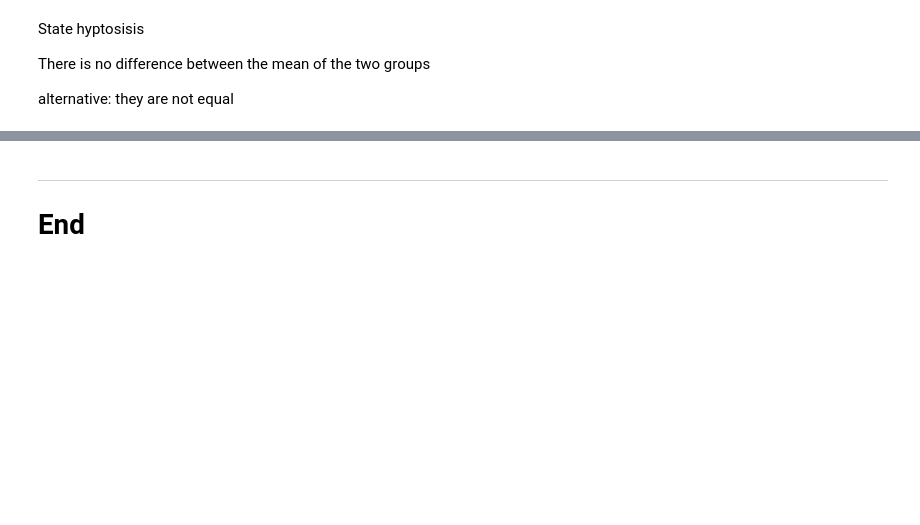
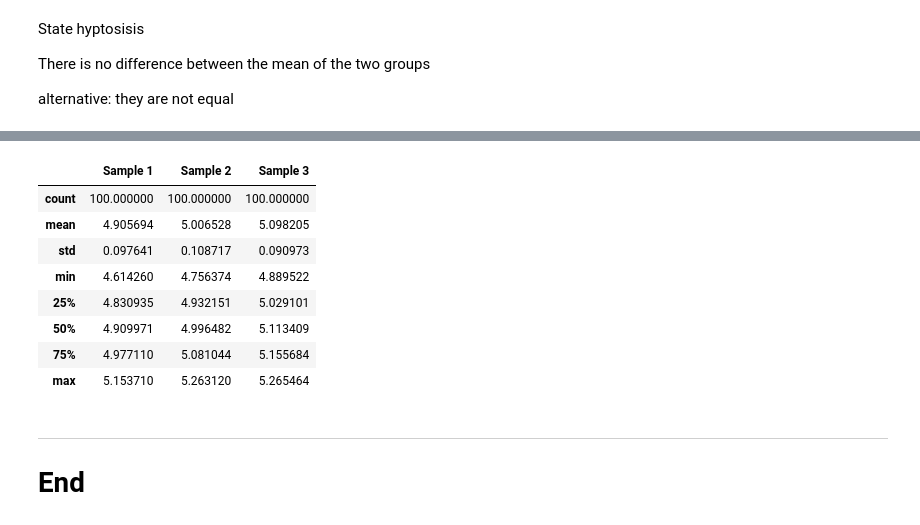
Before and after one commit to damienfarrell/applied-statistics, a Jupyter notebook: tasks.ipynb, the cells around one changed output, grey strips where cells are left out. Saved outputs shown, nothing was run; the diff lists cells and outputs as text; code cells hidden in the pictures; blank space fills up the shorter version.

```diff
--- a/tasks.ipynb
+++ b/tasks.ipynb
@@ -287,3 +309,16 @@ asdfasdfasdfasdf
+# %%
+# Describe.
+df.describe()
+# %% [output]
+|  | Sample 1 | Sample 2 | Sample 3 |
+| count | 100.000000 | 100.000000 | 100.000000 |
+| mean | 4.905694 | 5.006528 | 5.098205 |
+| std | 0.097641 | 0.108717 | 0.090973 |
+| min | 4.614260 | 4.756374 | 4.889522 |
+| 25% | 4.830935 | 4.932151 | 5.029101 |
+| 50% | 4.909971 | 4.996482 | 5.113409 |
+| 75% | 4.977110 | 5.081044 | 5.155684 |
+| max | 5.153710 | 5.263120 | 5.265464 |
 # %% [markdown]
 ***
 # End
```
Also changed, not shown: parts of 15 cells of this notebook, 1 other file.
